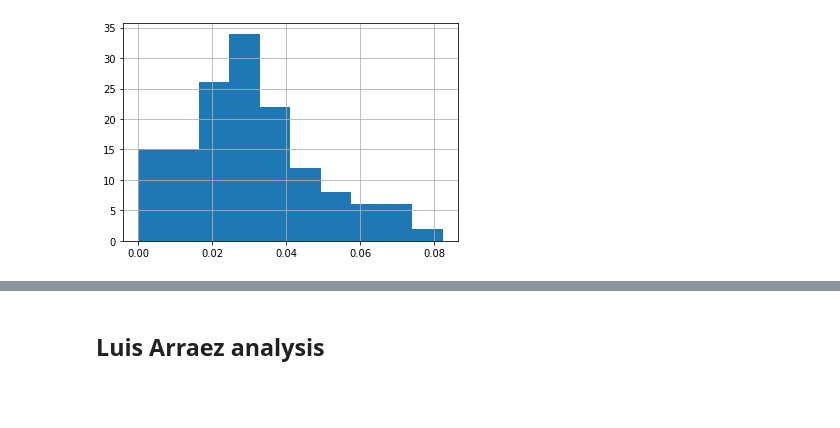
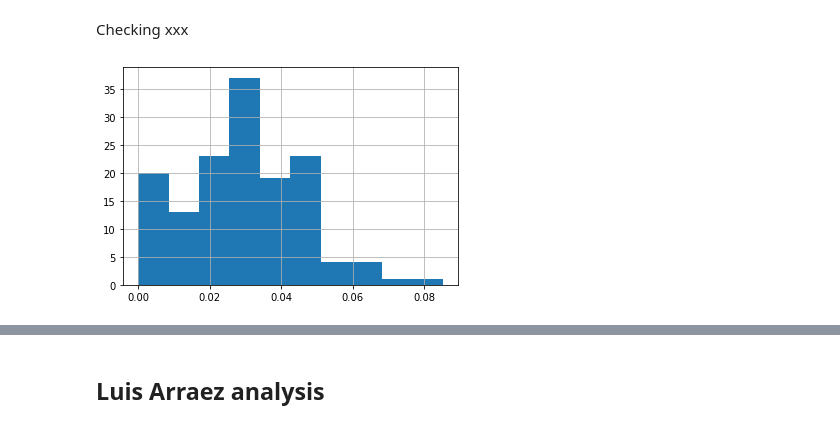
Before and after one commit to lbventura/mlb-airflow-data-pipeline, a Jupyter notebook: mlb_airflow_data_pipeline/statsapi_team_stats_notebook.ipynb, the cells around one changed output, grey strips where cells are left out. Cells and saved outputs as stored; diff of their text form; code cells hidden in the pictures; blank space fills up the shorter version.

```diff
--- a/mlb_airflow_data_pipeline/statsapi_team_stats_notebook.ipynb
+++ b/mlb_airflow_data_pipeline/statsapi_team_stats_notebook.ipynb
@@ -61,4 +14,7 @@ plt.show()
+# %%
+todays_data: dict = {}
+for league_name in ["american_league", "national_league"]:
+    TODAY_BATTER_DATA_FILE_NAME = f"{DATA_FILE_LOCATION}{league_name}_{TODAY_DATE_TIME_EXECUTION}_batter_stats_df.csv"
+    todays_data[league_name] = pd.read_csv(TODAY_BATTER_DATA_FILE_NAME, index_col=0)
 # %%
 player_information_features = ["playername","team_id", "gamesPlayed","plateAppearances"]
-# %%
-plate_normalized_features = [col for col in todays_data.columns if 'perplateAppearance' in col]
@@ -67,5 +21,32 @@ plate_normalized_data = todays_data[player_information_features + plate_normaliz
+# %%
+def team_id_name_correspondence(league_name: str):
+    if league_name == "american_league":
+        team_id_name = american_league_team_id_name()
+    elif league_name == "national_league":
+        team_id_name = national_league_team_id_name()
+    else:
+        raise Exception("Unknown league name")
+    return team_id_name
+# %% [markdown]
+Checking xxx
+# %%
+plate_normalized_data: dict = {}
+team_averages_data: dict = {}
+for league in todays_data.keys():
+    plate_normalized_features = [col for col in todays_data[league].columns if 'perplateAppearance' in col]
+    plate_normalized_data_columns = player_information_features + plate_normalized_features
+    plate_normalized_data[league] = todays_data[league][plate_normalized_data_columns]
+
+    team_averages_data[league] = plate_normalized_data[league].groupby("team_id").mean()
+    team_averages_data[league]["team_name"] = None
+
+    team_id_name = team_id_name_correspondence(league)
+
+    for team_id, team_name in team_id_name.items():
+        team_averages_data[league].loc[team_id, "team_name"] = team_name
+    team_averages_data[league] = team_averages_data[league].set_index("team_name")
 # %%
-plate_normalized_data["homeRunsperplateAppearance"].hist()
+plate_normalized_data["american_league"]["homeRunsperplateAppearance"].hist()
 plt.show()
 # %% [output]
-[figure, old version]
+[figure, new version]
```
Also changed, not shown: parts of 33 cells of this notebook.
